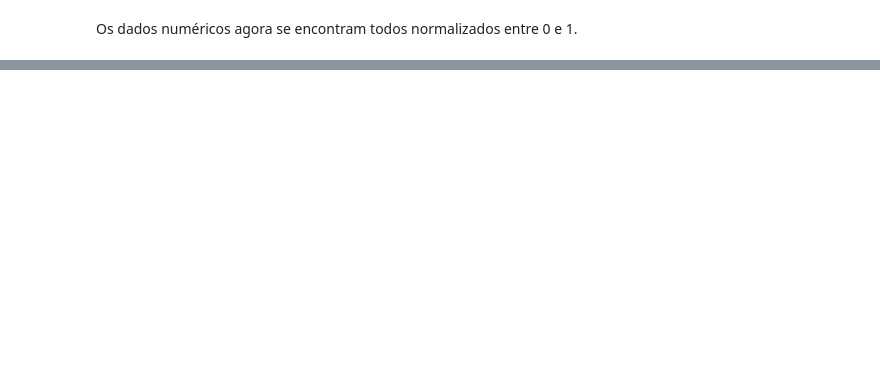
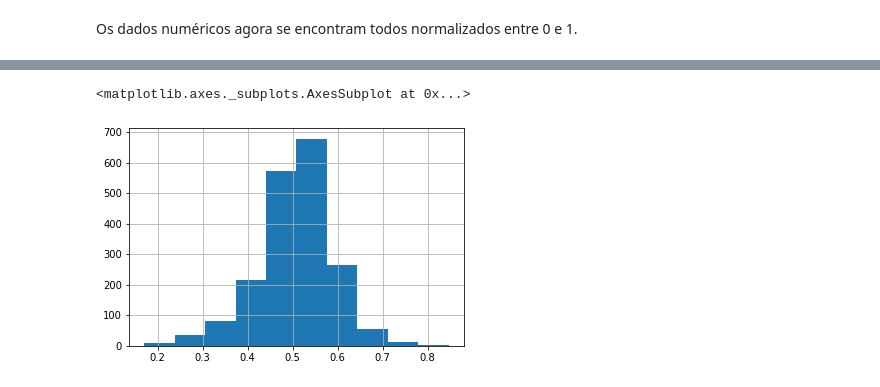
Before and after one commit to tta13/NBA-data-analysis, a Jupyter notebook: code.ipynb, the cells around one changed output, grey strips where cells are left out. Cells and saved outputs as stored; diff of their text form; code cells hidden in the pictures; blank space fills up the shorter version.

```diff
--- a/code.ipynb
+++ b/code.ipynb
@@ -2034,0 +2085,5 @@ Os dados numéricos agora se encontram todos normalizados entre 0 e 1.
+# %%
+gp_1.hist()
+# %% [output]
+<matplotlib.axes._subplots.AxesSubplot at 0x...>
+[figure, added]
```
Also changed, not shown: parts of 14 cells of this notebook.
